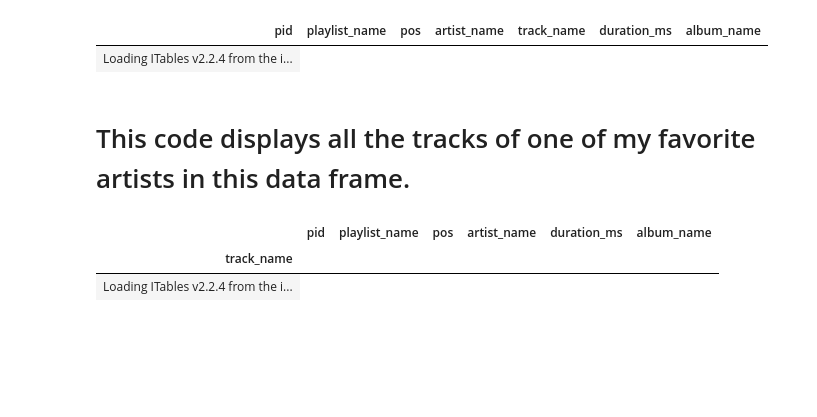
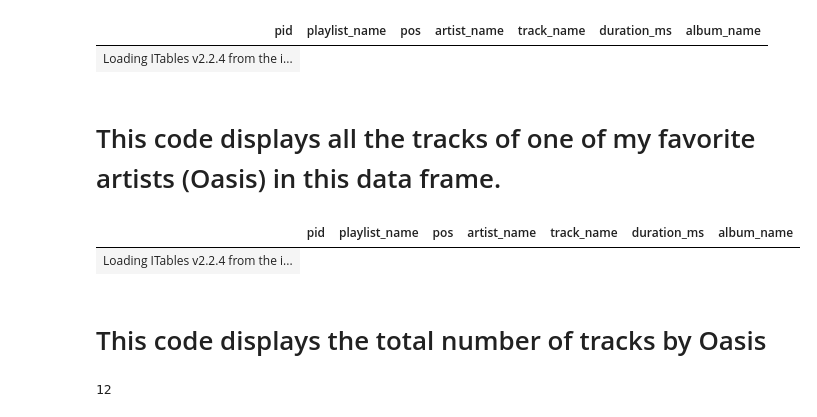
Before and after one commit to rhorn15/rhorn15.github.io, a Jupyter notebook: posts/Spotify 2025/index.ipynb, the cells around one changed output. Saved outputs shown, nothing was run; the diff lists cells and outputs as text; code cells hidden in the pictures; blank space fills up the shorter version.

```diff
--- a/posts/Spotify 2025/index.ipynb
+++ b/posts/Spotify 2025/index.ipynb
@@ -23,16 +23,23 @@ show(spotify)
 | pid | playlist_name | pos | artist_name | track_name | duration_ms | album_name |
 | Loading ITables v2.2.4 from the i... |
 # %% [markdown]
-# This code displays all the tracks of one of my favorite artists in this data frame.
+# This code displays all the tracks of one of my favorite artists (Oasis) in this data frame.
 # %%
 oasis_df = (
     spotify
     [spotify['artist_name'] == 'Oasis']
     .drop_duplicates(subset='track_name')
-    .set_index(['track_name'])
 )
 show(oasis_df)
 # %% [output]
-|  | pid | playlist_name | pos | artist_name | duration_ms | album_name |
-| track_name |  |  |  |  |  |  |
+|  | pid | playlist_name | pos | artist_name | track_name | duration_ms | album_name |
 | Loading ITables v2.2.4 from the i... |
+# %% [markdown]
+# This code displays the total number of tracks by Oasis
+# %%
+(
+    oasis_df
+    .value_counts(['track_name']).shape[0]
+)
+# %% [output]
+12
```
Also changed, not shown: parts of 2 cells of this notebook, 3 other files.
